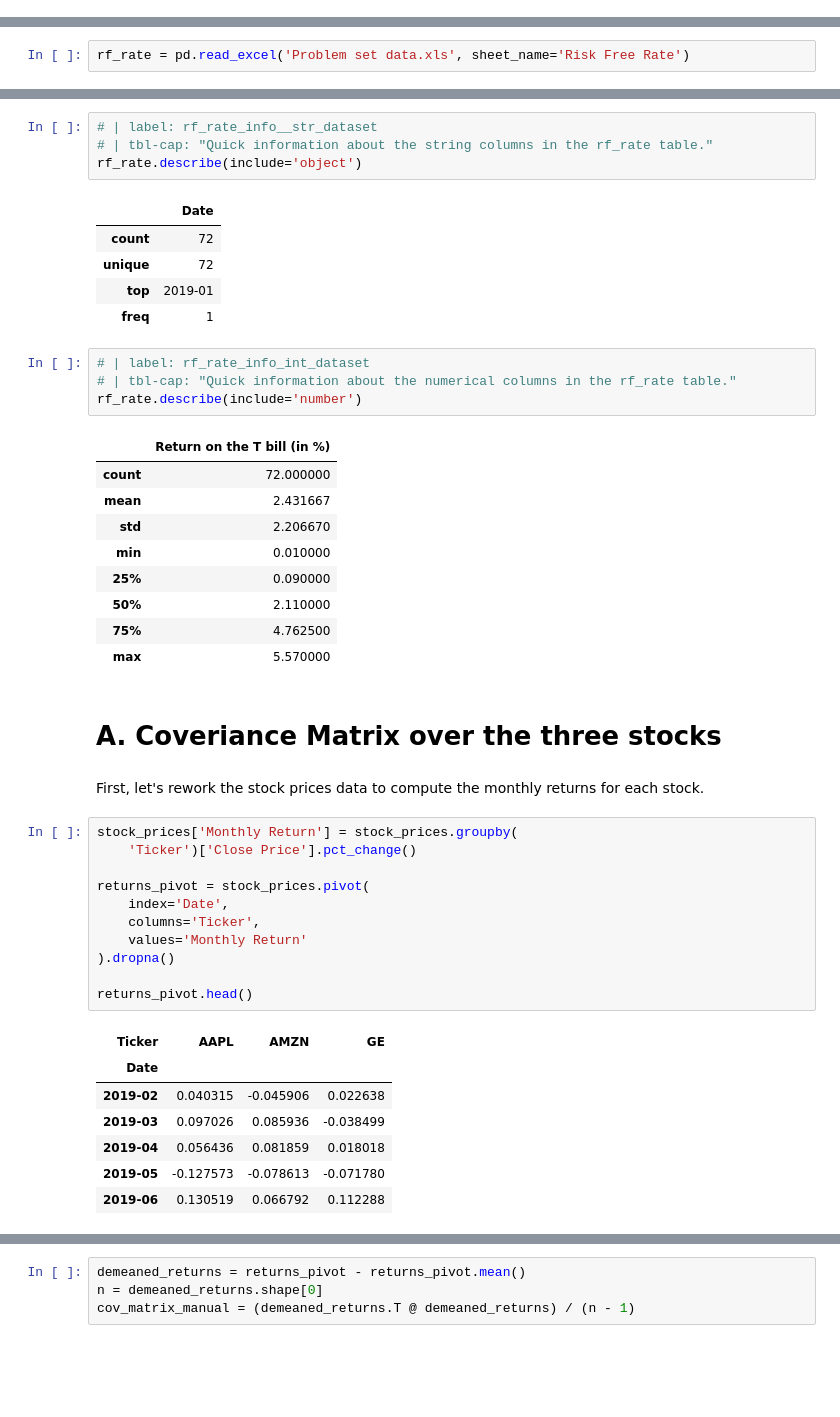
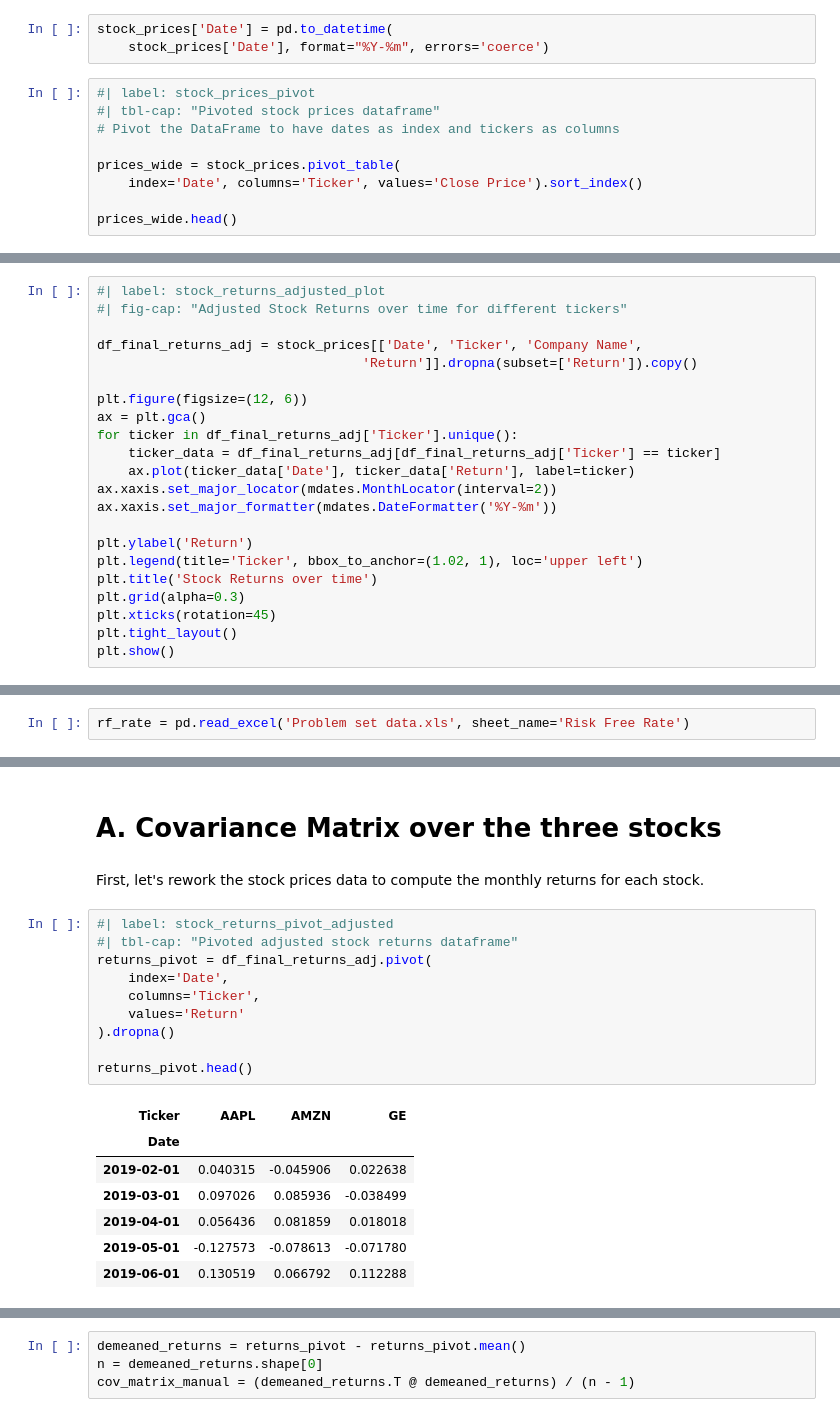
Before and after one commit to rodologie/Investment_Portfolio_Management, a Jupyter notebook: PBset/main.ipynb, the cells around one changed output, grey strips where cells are left out. Cells and saved outputs as stored; diff of their text form; blank space fills up the shorter version.

```diff
--- a/PBset/main.ipynb
+++ b/PBset/main.ipynb
@@ -67,0 +46,12 @@ stock_prices.describe(include='number')
+# %%
+stock_prices['Date'] = pd.to_datetime(
+    stock_prices['Date'], format="%Y-%m", errors='coerce')
+# %%
+#| label: stock_prices_pivot
+#| tbl-cap: "Pivoted stock prices dataframe"
+# Pivot the DataFrame to have dates as index and tickers as columns
+
+prices_wide = stock_prices.pivot_table(
+    index='Date', columns='Ticker', values='Close Price').sort_index()
+
+prices_wide.head()
@@ -67,0 +172,22 @@ stock_prices.describe(include='number')
+# %%
+#| label: stock_returns_adjusted_plot
+#| fig-cap: "Adjusted Stock Returns over time for different tickers"
+
+df_final_returns_adj = stock_prices[['Date', 'Ticker', 'Company Name',
+                                  'Return']].dropna(subset=['Return']).copy()
+
+plt.figure(figsize=(12, 6))
+ax = plt.gca()
+for ticker in df_final_returns_adj['Ticker'].unique():
+    ticker_data = df_final_returns_adj[df_final_returns_adj['Ticker'] == ticker]
+    ax.plot(ticker_data['Date'], ticker_data['Return'], label=ticker)
+ax.xaxis.set_major_locator(mdates.MonthLocator(interval=2))
+ax.xaxis.set_major_formatter(mdates.DateFormatter('%Y-%m'))
+
+plt.ylabel('Return')
+plt.legend(title='Ticker', bbox_to_anchor=(1.02, 1), loc='upper left')
+plt.title('Stock Returns over time')
+plt.grid(alpha=0.3)
+plt.xticks(rotation=45)
+plt.tight_layout()
+plt.show()
@@ -120,48 +216,23 @@ memory usage: 1.3+ KB
-# %%
-# | label: rf_rate_info__str_dataset
-# | tbl-cap: "Quick information about the string columns in the rf_rate table."
-rf_rate.describe(include='object')
-# %% [output]
-|  | Date |
-| count | 72 |
-| unique | 72 |
-| top | 2019-01 |
-| freq | 1 |
-# %%
-# | label: rf_rate_info_int_dataset
-# | tbl-cap: "Quick information about the numerical columns in the rf_rate table."
-rf_rate.describe(include='number')
-# %% [output]
-|  | Return on the T bill (in %) |
-| count | 72.000000 |
-| mean | 2.431667 |
-| std | 2.206670 |
-| min | 0.010000 |
-| 25% | 0.090000 |
-| 50% | 2.110000 |
-| 75% | 4.762500 |
-| max | 5.570000 |
 # %% [markdown]
-# A. Coveriance Matrix over the three stocks
+# A. Covariance Matrix over the three stocks
 # %% [markdown]
 First, let's rework the stock prices data to compute the monthly returns for each stock.
 # %%
-stock_prices['Monthly Return'] = stock_prices.groupby(
-    'Ticker')['Close Price'].pct_change()
-
-returns_pivot = stock_prices.pivot(
+#| label: stock_returns_pivot_adjusted
+#| tbl-cap: "Pivoted adjusted stock returns dataframe"
+returns_pivot = df_final_returns_adj.pivot(
     index='Date',
     columns='Ticker',
-    values='Monthly Return'
+    values='Return'
 ).dropna()
 
 returns_pivot.head()
 # %% [output]
 | Ticker | AAPL | AMZN | GE |
 | Date |  |  |  |
-| 2019-02 | 0.040315 | -0.045906 | 0.022638 |
-| 2019-03 | 0.097026 | 0.085936 | -0.038499 |
-| 2019-04 | 0.056436 | 0.081859 | 0.018018 |
-| 2019-05 | -0.127573 | -0.078613 | -0.071780 |
-| 2019-06 | 0.130519 | 0.066792 | 0.112288 |
+| 2019-02-01 | 0.040315 | -0.045906 | 0.022638 |
+| 2019-03-01 | 0.097026 | 0.085936 | -0.038499 |
+| 2019-04-01 | 0.056436 | 0.081859 | 0.018018 |
+| 2019-05-01 | -0.127573 | -0.078613 | -0.071780 |
+| 2019-06-01 | 0.130519 | 0.066792 | 0.112288 |
 # %% [markdown]
```
Also changed, not shown: parts of 35 cells of this notebook, 1 other file.
